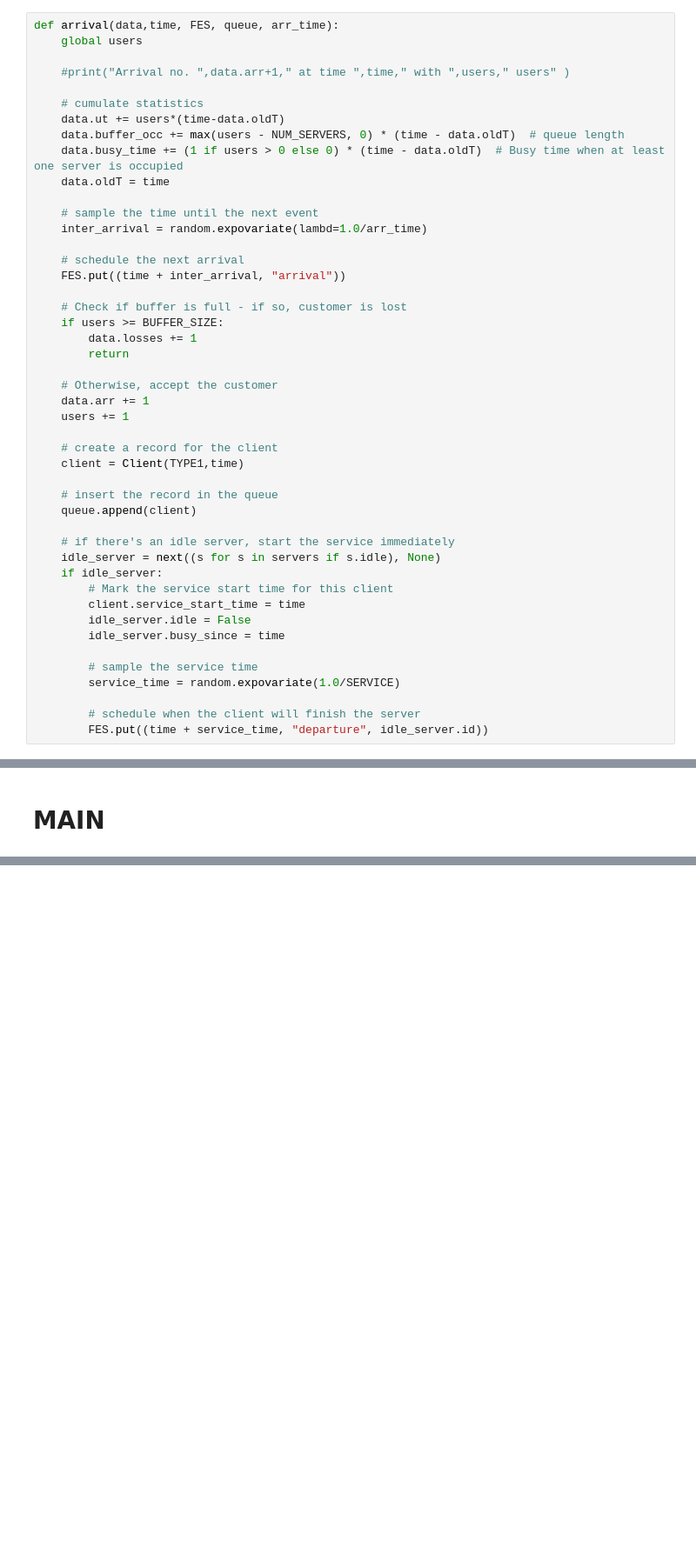
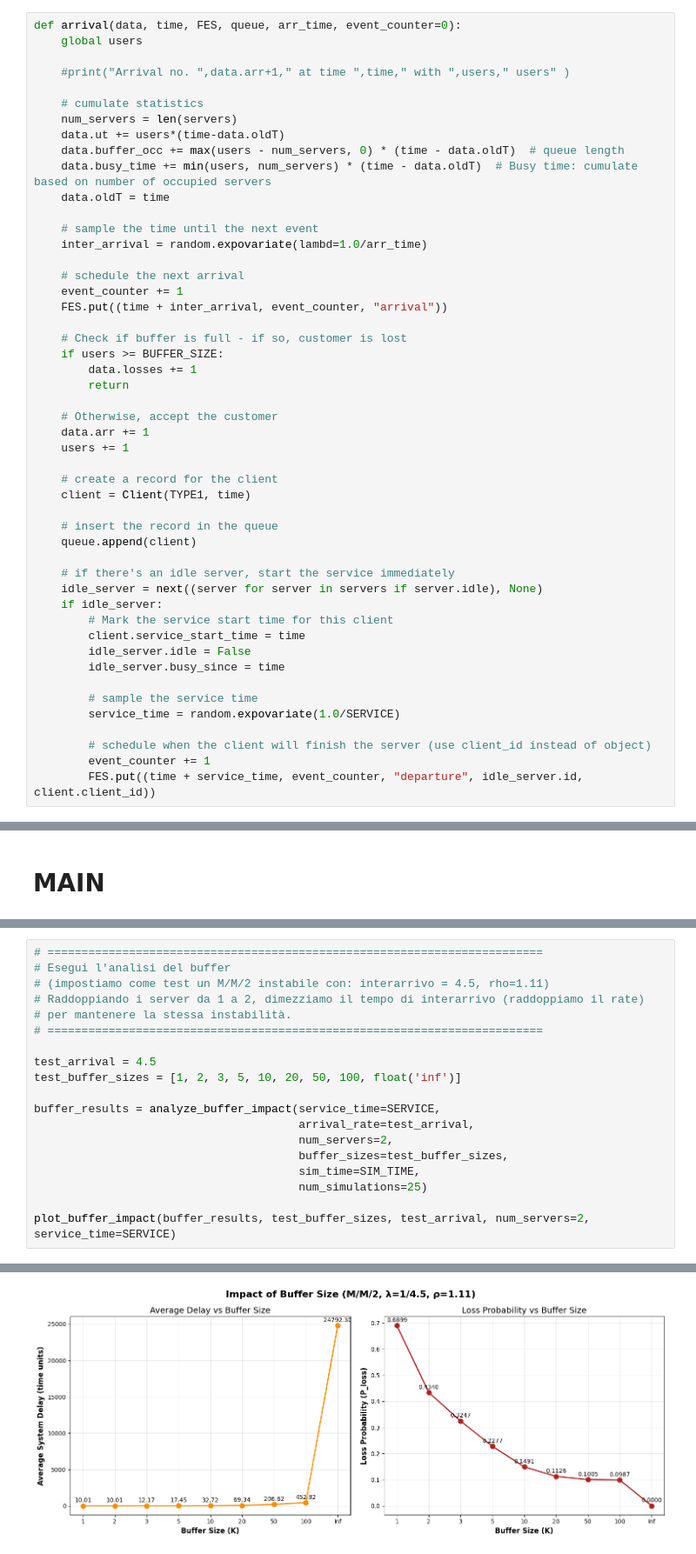
Before and after one commit to Gaspaflav/Management, a Jupyter notebook: queueMM1-ES.ipynb, the cells around one changed output, grey strips where cells are left out. Shown at 87% size. Drawn from its saved outputs; the diff is of its cells as text; blank space fills up the shorter version.

```diff
--- a/queueMM1-ES.ipynb
+++ b/queueMM1-ES.ipynb
@@ -70,22 +81,24 @@ MM1 = []
 # %% [markdown]
 ## ARRIVAL
 # %%
-def arrival(data,time, FES, queue, arr_time):
+def arrival(data, time, FES, queue, arr_time, event_counter=0):
     global users
 
     #print("Arrival no. ",data.arr+1," at time ",time," with ",users," users" )
 
     # cumulate statistics
+    num_servers = len(servers)
     data.ut += users*(time-data.oldT)
-    data.buffer_occ += max(users - NUM_SERVERS, 0) * (time - data.oldT)  # queue length
-    data.busy_time += (1 if users > 0 else 0) * (time - data.oldT)  # Busy time when at least one server is occupied
+    data.buffer_occ += max(users - num_servers, 0) * (time - data.oldT)  # queue length
+    data.busy_time += min(users, num_servers) * (time - data.oldT)  # Busy time: cumulate based on number of occupied servers
     data.oldT = time
 
     # sample the time until the next event
     inter_arrival = random.expovariate(lambd=1.0/arr_time)
 
     # schedule the next arrival
-    FES.put((time + inter_arrival, "arrival"))
+    event_counter += 1
+    FES.put((time + inter_arrival, event_counter, "arrival"))
 
     # Check if buffer is full - if so, customer is lost
     if users >= BUFFER_SIZE:
@@ -97,13 +110,13 @@ def arrival(data,time, FES, queue, arr_time):
     users += 1
 
     # create a record for the client
-    client = Client(TYPE1,time)
+    client = Client(TYPE1, time)
 
     # insert the record in the queue
     queue.append(client)
 
     # if there's an idle server, start the service immediately
-    idle_server = next((s for s in servers if s.idle), None)
+    idle_server = next((server for server in servers if server.idle), None)
     if idle_server:
         # Mark the service start time for this client
         client.service_start_time = time
@@ -113,8 +126,9 @@ def arrival(data,time, FES, queue, arr_time):
         # sample the service time
         service_time = random.expovariate(1.0/SERVICE)
 
-        # schedule when the client will finish the server
-        FES.put((time + service_time, "departure", idle_server.id))
+        # schedule when the client will finish the server (use client_id instead of object)
+        event_counter += 1
+        FES.put((time + service_time, event_counter, "departure", idle_server.id, client.client_id))
 # %% [markdown]
 ## DEPARTURES
 # %%
@@ -430,0 +1253,20 @@ plot_results(all_results, ARRIVALS, SERVICE)
+# %%
+# =========================================================================
+# Esegui l'analisi del buffer
+# (impostiamo come test un M/M/2 instabile con: interarrivo = 4.5, rho=1.11)
+# Raddoppiando i server da 1 a 2, dimezziamo il tempo di interarrivo (raddoppiamo il rate)
+# per mantenere la stessa instabilità.
+# =========================================================================
+
+test_arrival = 4.5
+test_buffer_sizes = [1, 2, 3, 5, 10, 20, 50, 100, float('inf')]
+
+buffer_results = analyze_buffer_impact(service_time=SERVICE,
+                                       arrival_rate=test_arrival,
+                                       num_servers=2,
+                                       buffer_sizes=test_buffer_sizes,
+                                       sim_time=SIM_TIME,
+                                       num_simulations=25)
+
+plot_buffer_impact(buffer_results, test_buffer_sizes, test_arrival, num_servers=2, service_time=SERVICE)
+# %% [output]
@@ -430,0 +1286 @@ plot_results(all_results, ARRIVALS, SERVICE)
+[figure, added]
```
Also changed, not shown: parts of 28 cells of this notebook.
